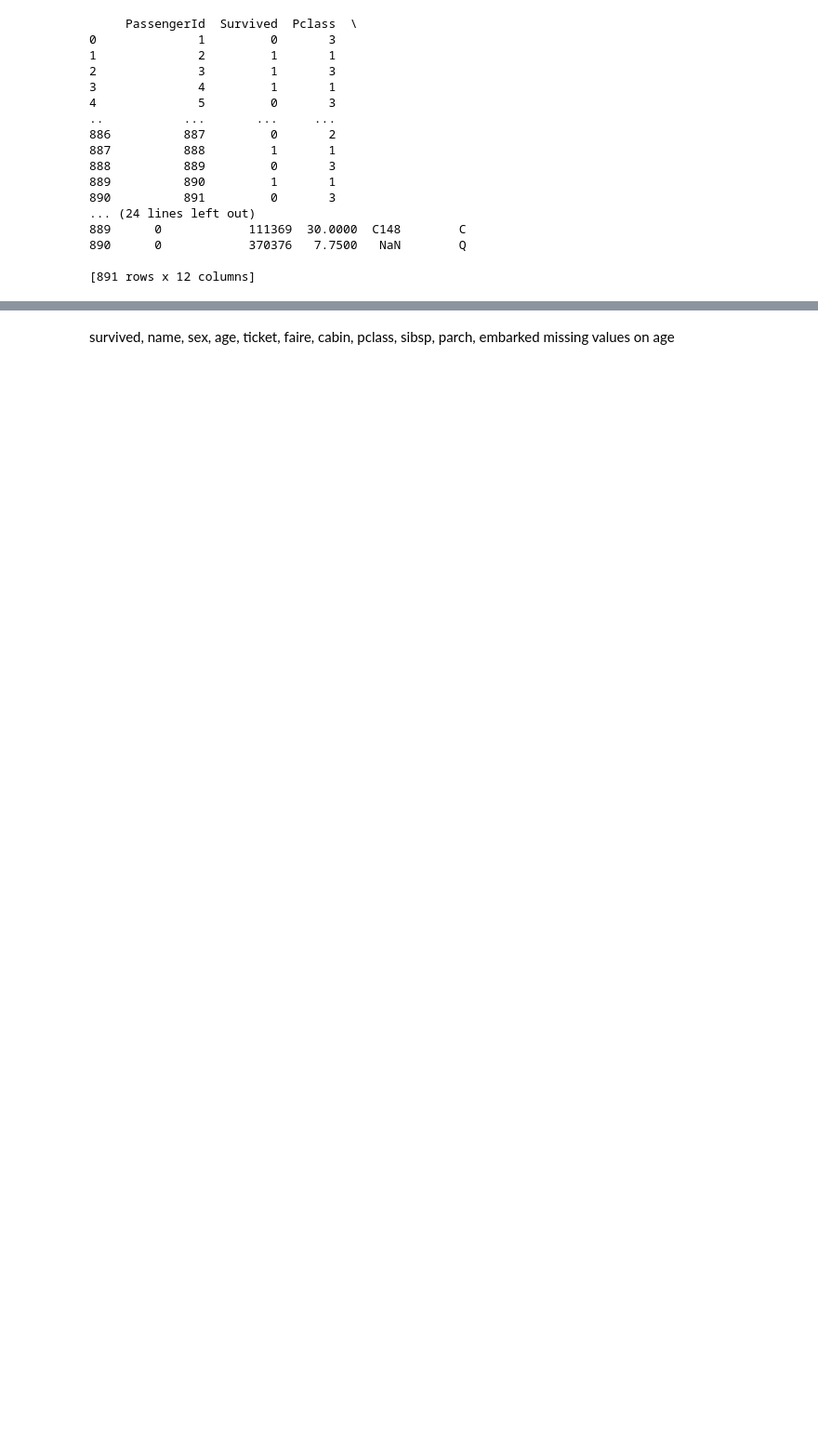
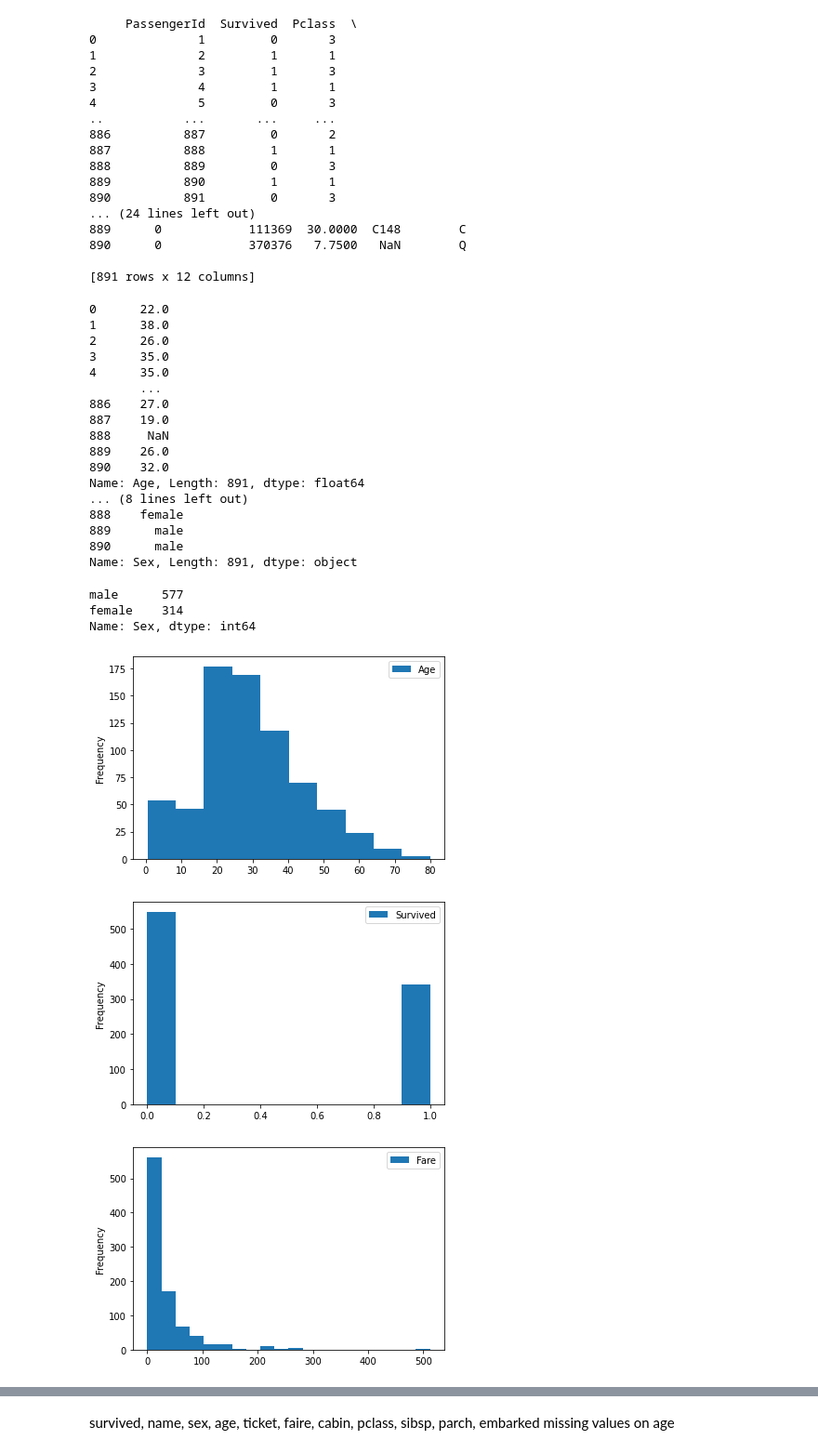
Before and after one commit to maya123tang/titanic, a Jupyter notebook: titanic (6-28-22).ipynb, the cells around one changed output, grey strips where cells are left out. Shown at 93% size. Drawn from its saved outputs; the diff is of its cells as text; code cells hidden in the pictures; blank space fills up the shorter version.

Commit message:
made graphs

```diff
--- a/titanic (6-28-22).ipynb
+++ b/titanic (6-28-22).ipynb
@@ -26,6 +26,42 @@ print(train_set)
 # %%
 #explore the data
 #are these missing values? where?
 #make graphs showing % of male vs female
 #make graph showing age
 #make graph showing fare
+
+
+train_set.plot(y='Age', kind = 'hist')
+train_set.plot(y='Survived', kind = 'hist')
+train_set.plot(y='Fare', kind = 'hist', bins=20)
+
+train_set.groupby(['Sex']).sum().plot(kind='pie', y='Survived')
+
+
+print(train_set.Age)
+print(train_set.Sex)
+train_set.Sex.value_counts()
+# %% [output]
+0      22.0
+1      38.0
+2      26.0
+3      35.0
+4      35.0
+       ...
+886    27.0
+887    19.0
+888     NaN
+889    26.0
+890    32.0
+Name: Age, Length: 891, dtype: float64
+... (8 lines left out)
+888    female
+889      male
+890      male
+Name: Sex, Length: 891, dtype: object
+male      577
+female    314
+Name: Sex, dtype: int64
+[figure, added]
+[figure, added]
+[figure, added]
```
Also changed, not shown: parts of 1 cell of this notebook.
